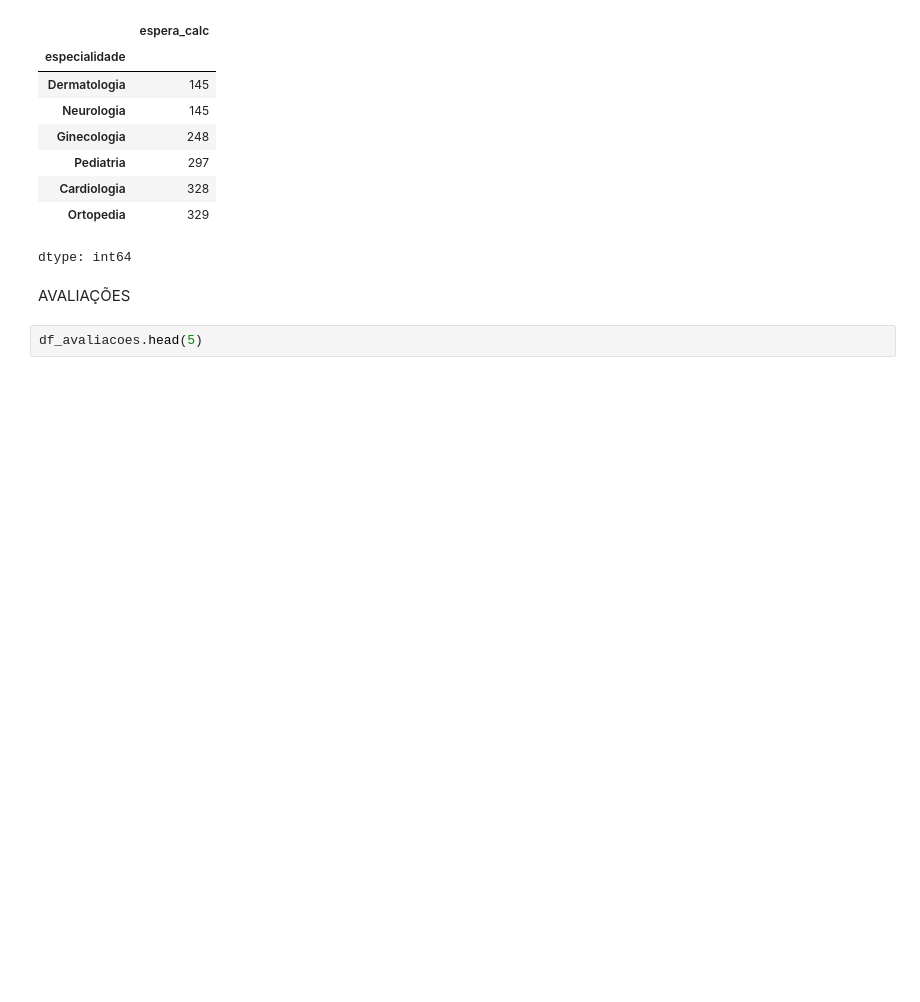
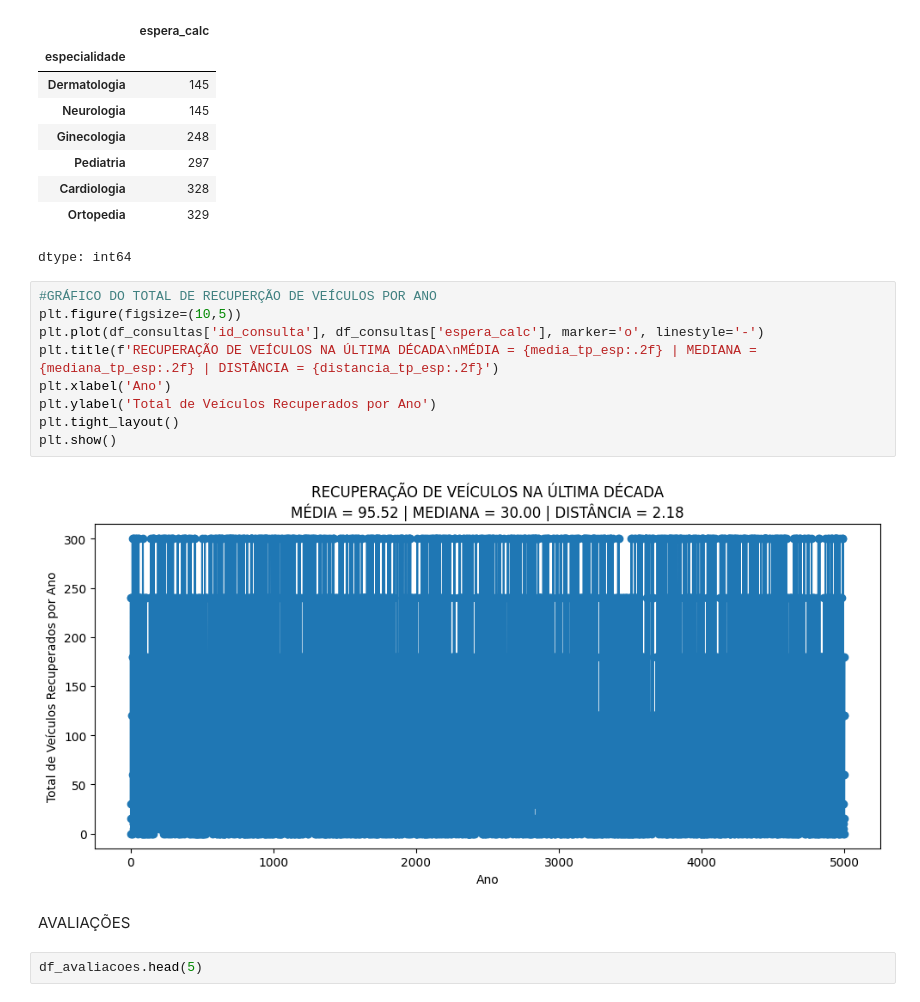
Before and after one commit to vivian-assis/aulasenacbigdata, a Jupyter notebook: ProjetoClinicasNara.ipynb, the cells around one changed output. Cells and saved outputs as stored; diff of their text form; blank space fills up the shorter version.

```diff
--- a/ProjetoClinicasNara.ipynb
+++ b/ProjetoClinicasNara.ipynb
@@ -149,6 +159,17 @@ df_especialidade_muita_espera
 | Cardiologia | 328 |
 | Ortopedia | 329 |
 dtype: int64
+# %%
+#GRÁFICO DO TOTAL DE RECUPERÇÃO DE VEÍCULOS POR ANO
+plt.figure(figsize=(10,5))
+plt.plot(df_consultas['id_consulta'], df_consultas['espera_calc'], marker='o', linestyle='-')
+plt.title(f'RECUPERAÇÃO DE VEÍCULOS NA ÚLTIMA DÉCADA\nMÉDIA = {media_tp_esp:.2f} | MEDIANA = {mediana_tp_esp:.2f} | DISTÂNCIA = {distancia_tp_esp:.2f}')
+plt.xlabel('Ano')
+plt.ylabel('Total de Veículos Recuperados por Ano')
+plt.tight_layout()
+plt.show()
+# %% [output]
+[figure, added]
 # %% [markdown]
 AVALIAÇÕES
 # %%
```
Also changed, not shown: parts of 12 cells of this notebook.
